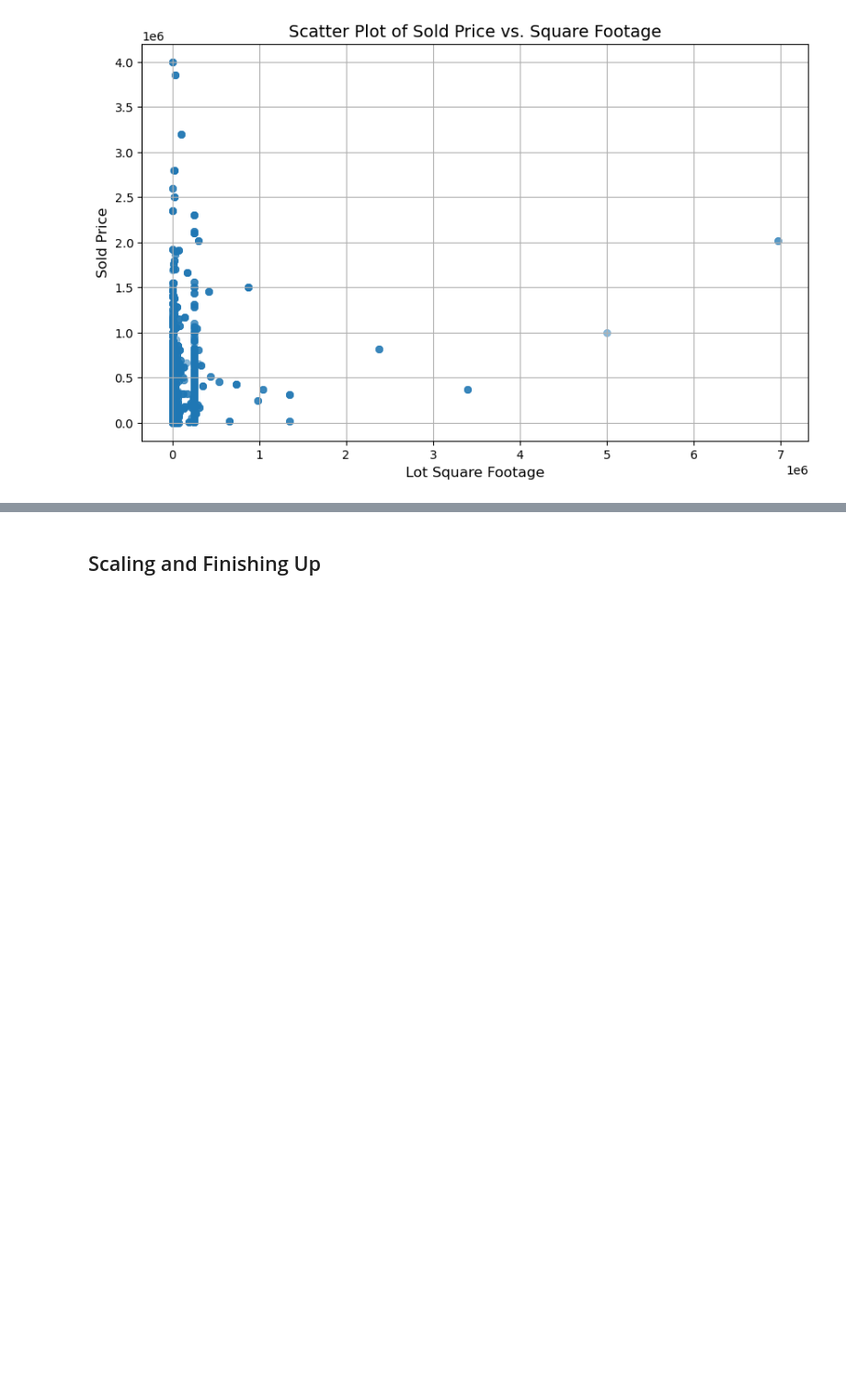
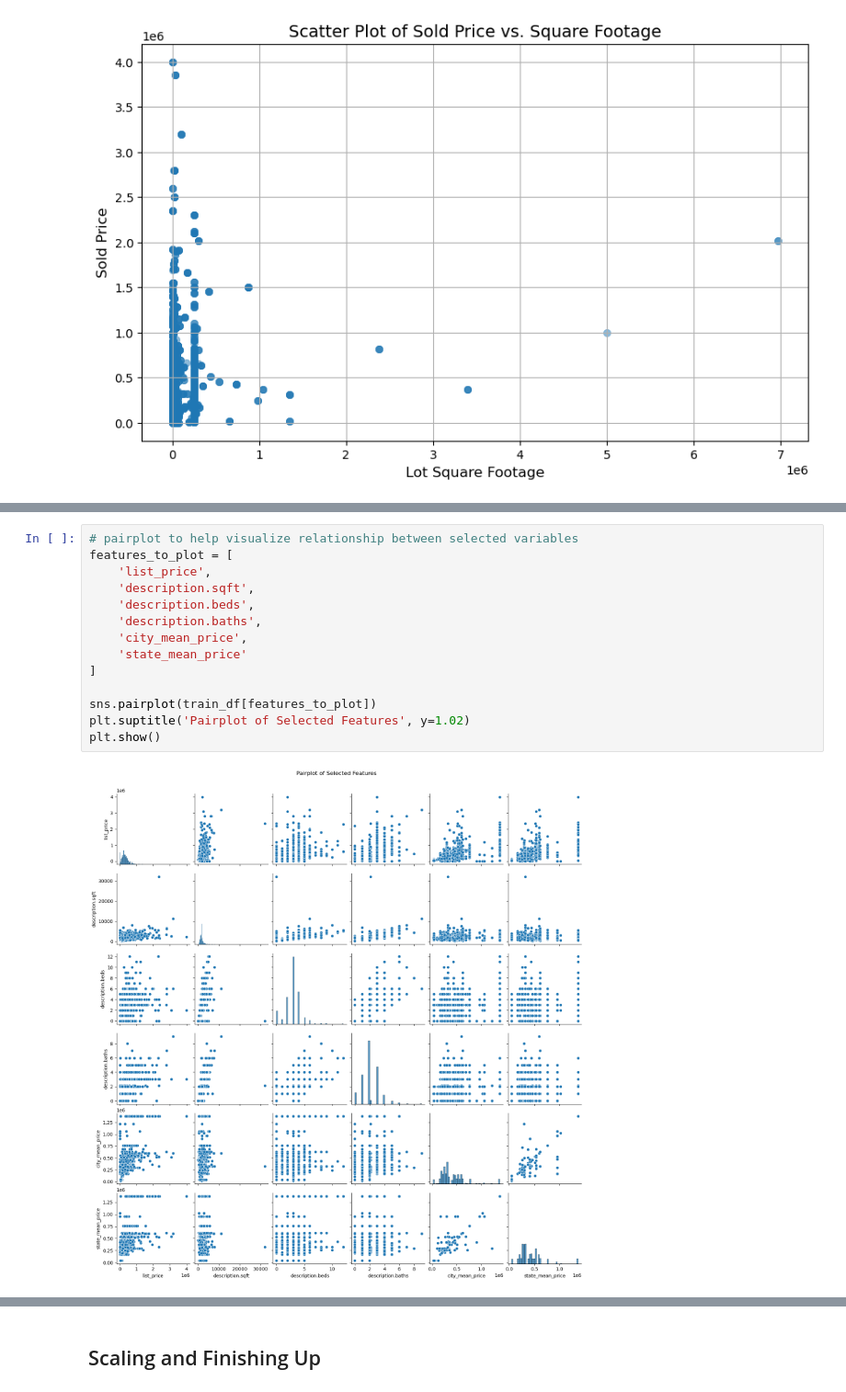
Before and after one commit to natane-a/DS-Midterm-Project, a Jupyter notebook: notebooks/1 - EDA.ipynb, the cells around one changed output, grey strips where cells are left out. Shown at 92% size. Saved outputs shown, nothing was run; the diff lists cells and outputs as text; blank space fills up the shorter version.

```diff
--- a/notebooks/1 - EDA.ipynb
+++ b/notebooks/1 - EDA.ipynb
@@ -586,0 +600,16 @@ plt.show()
+# %%
+# pairplot to help visualize relationship between selected variables
+features_to_plot = [
+    'list_price',
+    'description.sqft',
+    'description.beds',
+    'description.baths',
+    'city_mean_price',
+    'state_mean_price'
+]
+
+sns.pairplot(train_df[features_to_plot])
+plt.suptitle('Pairplot of Selected Features', y=1.02)
+plt.show()
+# %% [output]
+[figure, added]
```
Also changed, not shown: parts of 13 cells of this notebook, 3 other files.
